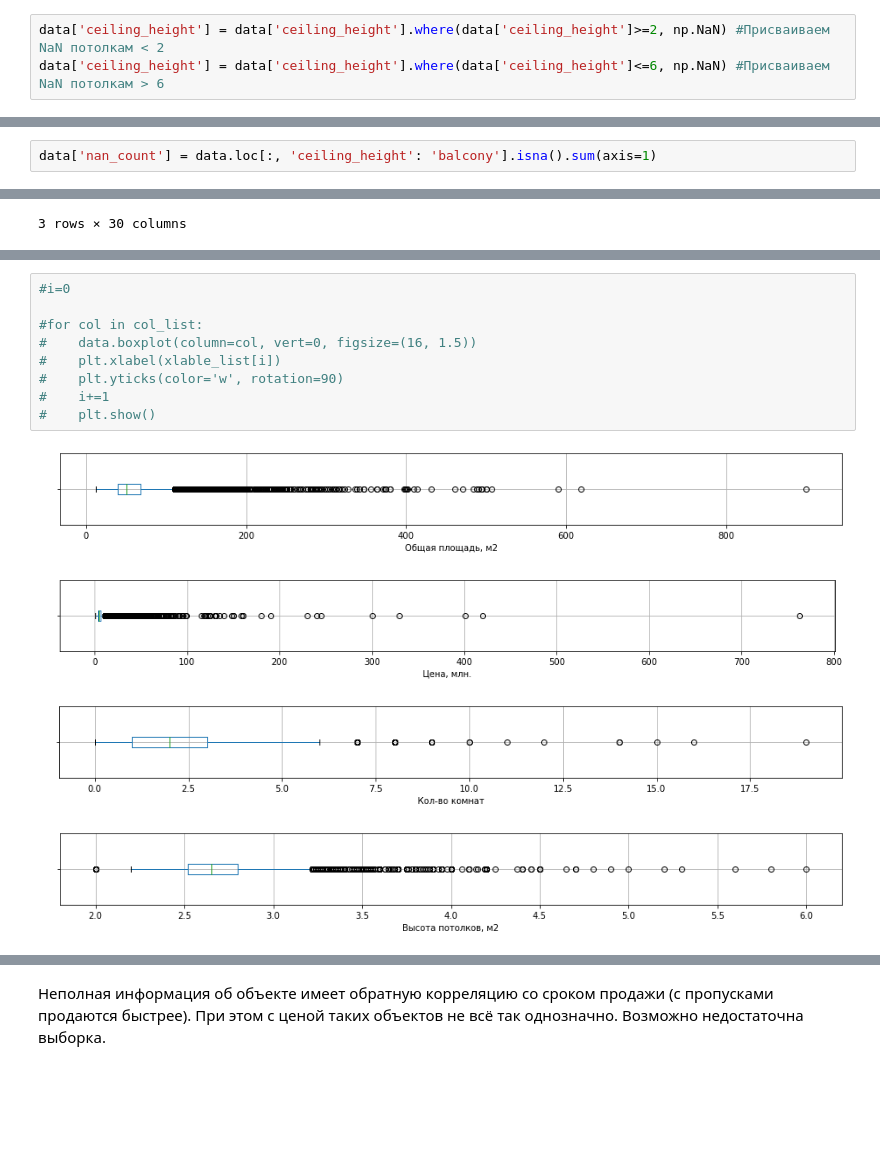
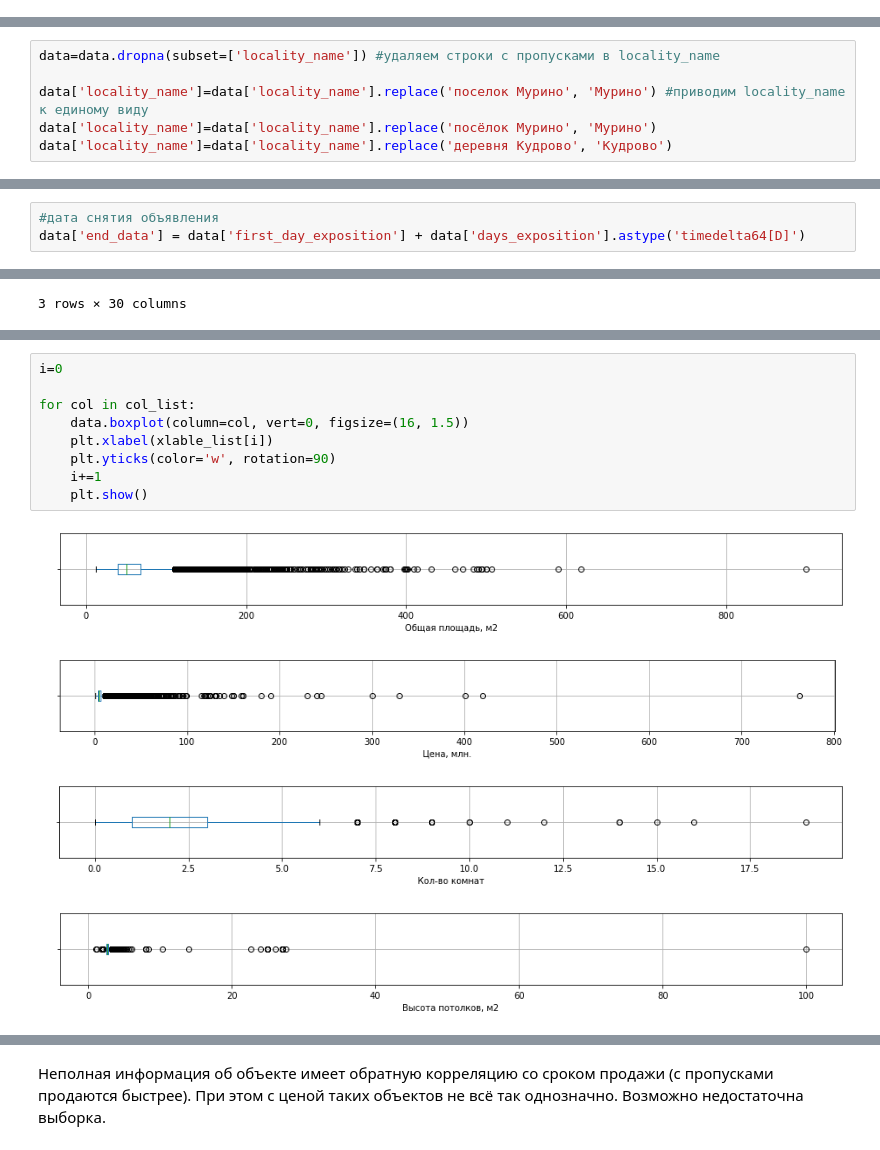
Before and after one commit to Oleg-Volontsevich/Yandex_Practicum_Projects, a Jupyter notebook: project02_apartments_for_sale_analyzing/yp_project_02.ipynb, the cells around one changed output, grey strips where cells are left out. Drawn from its saved outputs; the diff is of its cells as text; blank space fills up the shorter version.

```diff
--- a/project02_apartments_for_sale_analyzing/yp_project_02.ipynb
+++ b/project02_apartments_for_sale_analyzing/yp_project_02.ipynb
@@ -216,6 +222,3 @@ Name: ceiling_height, dtype: float64
-# %%
-data['ceiling_height'] = data['ceiling_height'].where(data['ceiling_height']>=2, np.NaN) #Присваиваем NaN потолкам < 2
-data['ceiling_height'] = data['ceiling_height'].where(data['ceiling_height']<=6, np.NaN) #Присваиваем NaN потолкам > 6
 # %% [markdown]
 **days_exposition**
 # %%
@@ -281,6 +284,12 @@ Name: locality_name, dtype: int64
 * Кудрово/деревня Кудрово
 
 Для проекта важны только топ-10 поэтому можно "посмотреть глазами" только их. Если и есть другие "задвоенные" варианты написания то на топ-10 они не повлияют.
+# %%
+data=data.dropna(subset=['locality_name']) #удаляем строки с пропусками в locality_name
+
+data['locality_name']=data['locality_name'].replace('поселок Мурино', 'Мурино') #приводим locality_name к единому виду
+data['locality_name']=data['locality_name'].replace('посёлок Мурино', 'Мурино')
+data['locality_name']=data['locality_name'].replace('деревня Кудрово', 'Кудрово')
 # %% [markdown]
 **first_day_exposition** - необходимо перевести в формат даты для дальнейшей обработки
 # %%
@@ -290,3 +297 @@ data['first_day_exposition']=pd.to_datetime(data['first_day_exposition'], format
-# %%
-data['nan_count'] = data.loc[:, 'ceiling_height': 'balcony'].isna().sum(axis=1)
 # %% [markdown]
@@ -339,3 +346,6 @@ data['kitchen_total']=data.apply(kitchen_total, axis=1)
+# %%
+#дата снятия объявления
+data['end_data'] = data['first_day_exposition'] + data['days_exposition'].astype('timedelta64[D]')
 # %%
 data.head(3)
 # %% [output]
@@ -379,17 +389,17 @@ data_4params.describe()
 # %%
-#i=0
+i=0
 
-#for col in col_list:
-#    data.boxplot(column=col, vert=0, figsize=(16, 1.5))
-#    plt.xlabel(xlable_list[i])
-#    plt.yticks(color='w', rotation=90)
-#    i+=1
-#    plt.show()
+for col in col_list:
+    data.boxplot(column=col, vert=0, figsize=(16, 1.5))
+    plt.xlabel(xlable_list[i])
+    plt.yticks(color='w', rotation=90)
+    i+=1
+    plt.show()
 # %% [output]
 [figure]
 [figure]
 [figure]
-[figure, old version]
+[figure, new version]
 # %%
 i=0
 
```
Also changed, not shown: parts of 50 cells of this notebook.
